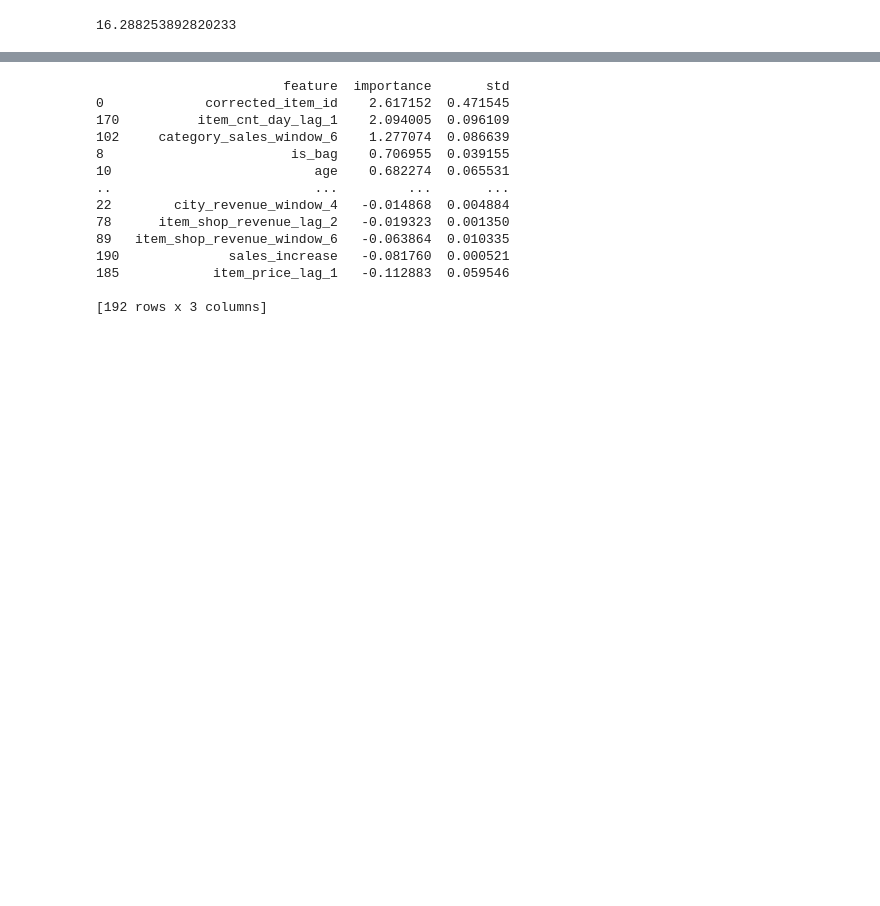
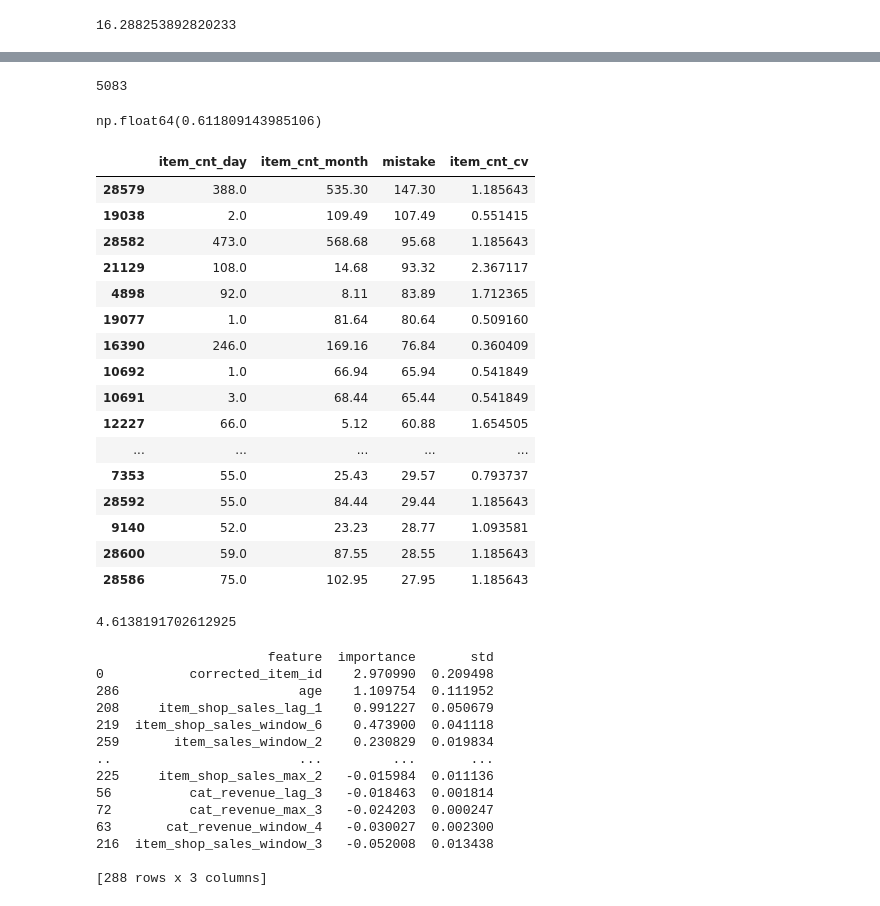
Before and after one commit to serega-maslo/Predict-Future-Sales, a Jupyter notebook: notebooks/random_forest.ipynb, the cells around one changed output, grey strips where cells are left out. Drawn from its saved outputs; the diff is of its cells as text; code cells hidden in the pictures; blank space fills up the shorter version.

Commit message:
improved features
fixed problems with most of the historical features beeing 0 for new items. Added max_lag and std_lag features.

```diff
--- a/notebooks/random_forest.ipynb
+++ b/notebooks/random_forest.ipynb
@@ -678,0 +1103,6 @@ root_mean_squared_error(y_test, preds)
+# %%
+
+
+std['item_cnt_cv'] = (
+    std['std'] / std['mean'].abs().replace(0, np.nan)
+)
@@ -678,0 +1113,34 @@ root_mean_squared_error(y_test, preds)
+# %%
+df_preds['corrected_item_id'].nunique()
+# %% [output]
+5083
+# %%
+df_preds = df_preds.merge(std[['corrected_item_id', 'item_cnt_cv']], on=['corrected_item_id'], how='left')
+# %%
+df_preds = df_preds.fillna(0)
+# %%
+df_preds['mistake'] = abs(df_preds['item_cnt_day'] - df_preds['item_cnt_month'])
+# %%
+df_preds['item_cnt_cv'].mean()
+# %% [output]
+np.float64(0.611809143985106)
+# %%
+df_preds[df_preds['is_ticket'] == 0][['item_cnt_day', 'item_cnt_month', 'mistake', 'item_cnt_cv']].sort_values('mistake', ascending=False).head(50)
+# %% [output]
+|  | item_cnt_day | item_cnt_month | mistake | item_cnt_cv |
+| 28579 | 388.0 | 535.30 | 147.30 | 1.185643 |
+| 19038 | 2.0 | 109.49 | 107.49 | 0.551415 |
+| 28582 | 473.0 | 568.68 | 95.68 | 1.185643 |
+| 21129 | 108.0 | 14.68 | 93.32 | 2.367117 |
+| 4898 | 92.0 | 8.11 | 83.89 | 1.712365 |
+| 19077 | 1.0 | 81.64 | 80.64 | 0.509160 |
+| 16390 | 246.0 | 169.16 | 76.84 | 0.360409 |
+| 10692 | 1.0 | 66.94 | 65.94 | 0.541849 |
+| 10691 | 3.0 | 68.44 | 65.44 | 0.541849 |
+| 12227 | 66.0 | 5.12 | 60.88 | 1.654505 |
+| ... | ... | ... | ... | ... |
+| 7353 | 55.0 | 25.43 | 29.57 | 0.793737 |
+| 28592 | 55.0 | 84.44 | 29.44 | 1.185643 |
+| 9140 | 52.0 | 23.23 | 28.77 | 1.093581 |
+| 28600 | 59.0 | 87.55 | 28.55 | 1.185643 |
+| 28586 | 75.0 | 102.95 | 27.95 | 1.185643 |
@@ -678,0 +1149,4 @@ root_mean_squared_error(y_test, preds)
+# %%
+root_mean_squared_error(y_test, preds)
+# %% [output]
+4.6138191702612925
@@ -681,7 +1352,7 @@ result = permutation_importance(
     model,
     x_test,
     y_test,
-    n_repeats=5,
+    n_repeats=50,
     random_state=42,
     scoring="neg_root_mean_squared_error",
     n_jobs=-1
@@ -695,20 +1366,20 @@ importance = pd.DataFrame({
 
 print(importance)
 # %% [output]
-                        feature  importance       std
-0             corrected_item_id    2.617152  0.471545
-170          item_cnt_day_lag_1    2.094005  0.096109
-102     category_sales_window_6    1.277074  0.086639
-8                        is_bag    0.706955  0.039155
-10                          age    0.682274  0.065531
-..                          ...         ...       ...
-22        city_revenue_window_4   -0.014868  0.004884
-78      item_shop_revenue_lag_2   -0.019323  0.001350
-89   item_shop_revenue_window_6   -0.063864  0.010335
-190              sales_increase   -0.081760  0.000521
-185            item_price_lag_1   -0.112883  0.059546
+                      feature  importance       std
+0           corrected_item_id    2.970990  0.209498
+286                       age    1.109754  0.111952
+208     item_shop_sales_lag_1    0.991227  0.050679
+219  item_shop_sales_window_6    0.473900  0.041118
+259       item_sales_window_2    0.230829  0.019834
+..                        ...         ...       ...
+225     item_shop_sales_max_2   -0.015984  0.011136
+56          cat_revenue_lag_3   -0.018463  0.001814
+72          cat_revenue_max_3   -0.024203  0.000247
+63       cat_revenue_window_4   -0.030027  0.002300
+216  item_shop_sales_window_3   -0.052008  0.013438
 
-[192 rows x 3 columns]
+[288 rows x 3 columns]
 # %%
 importance['feature'].tolist()
 # %% [output]
```
Also changed, not shown: parts of 45 cells of this notebook.
